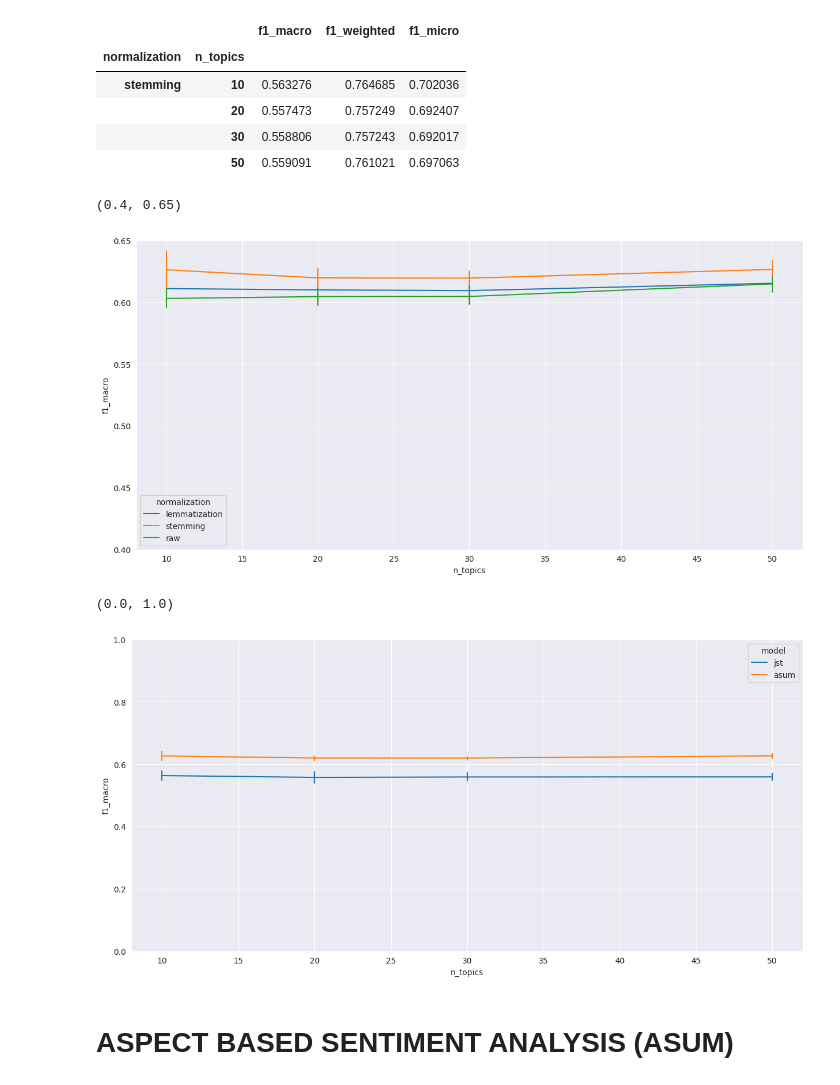
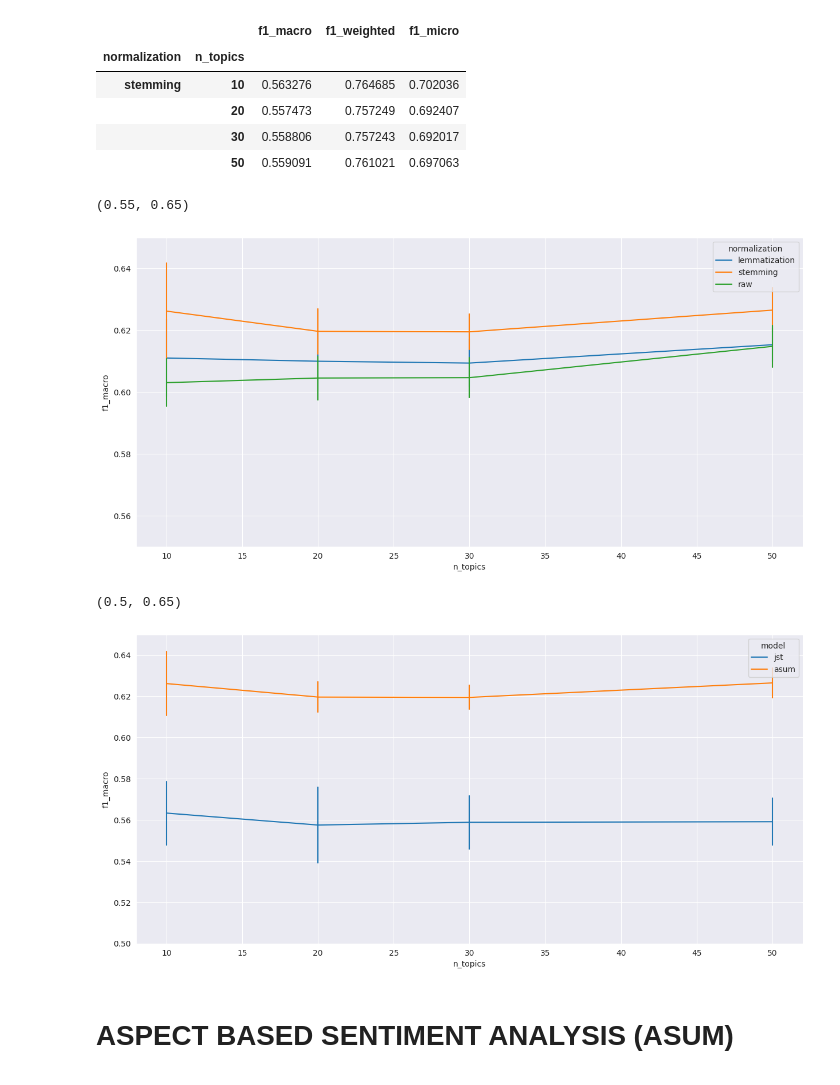
Before and after one commit to saiteki-kai/amazon-reviews, a Jupyter notebook: notebooks/06_results.ipynb, the cells around one changed output. Saved outputs shown, nothing was run; the diff lists cells and outputs as text; code cells hidden in the pictures.

Commit message:
fix: update topic frequency and topic sentiment plots

```diff
--- a/notebooks/06_results.ipynb
+++ b/notebooks/06_results.ipynb
@@ -64,19 +64,19 @@ total_df[total_df['model'] == 'jst'].groupby(['normalization', 'n_topics'])[
 # %%
 fig, ax = plt.subplots(figsize=(15, 7))
 sns.lineplot(total_df[total_df['model'] == 'asum'], y="f1_macro", x="n_topics", hue="normalization", ax=ax,
              err_style="bars", errorbar="sd")
-ax.set_ylim([0.4, 0.65])
+ax.set_ylim([0.55, 0.65])
 # %% [output]
-(0.4, 0.65)
+(0.55, 0.65)
-[figure, old version]
+[figure, new version]
 # %%
 fig, ax = plt.subplots(figsize=(15, 7))
 sns.lineplot(total_df[total_df['normalization'] == 'stemming'], y="f1_macro", x="n_topics", hue="model", ax=ax,
              err_style="bars", errorbar="sd")
-ax.set_ylim([0, 1])
+ax.set_ylim([0.5, 0.65])
 # %% [output]
-(0.0, 1.0)
+(0.5, 0.65)
-[figure, old version]
+[figure, new version]
 # %% [markdown]
 # ASPECT BASED SENTIMENT ANALYSIS (ASUM)
 # %%
```
Also changed, not shown: parts of 3 cells of this notebook.
